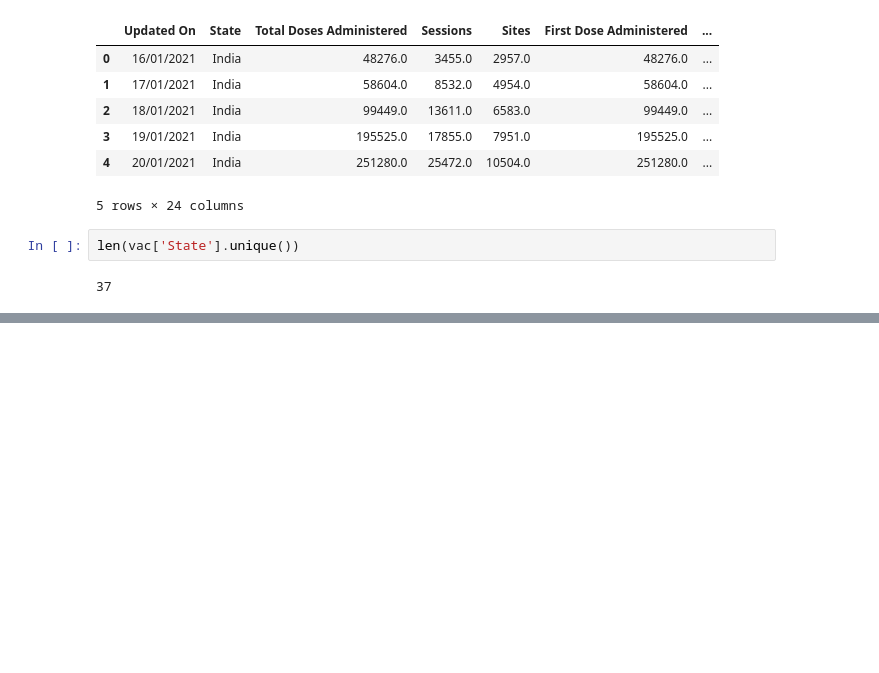
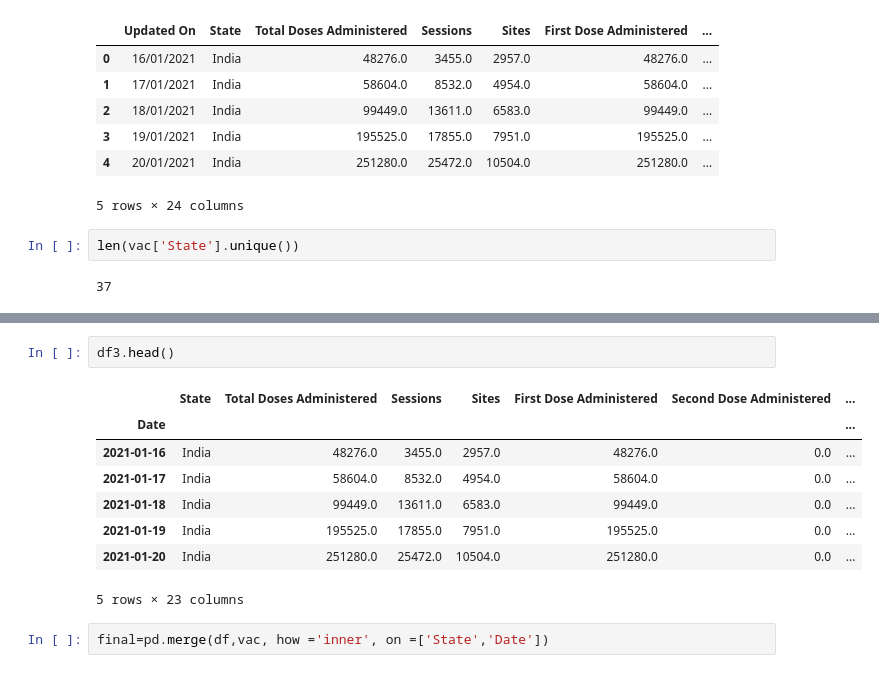
Before and after one commit to theDataQuad/covidWebapp, a Jupyter notebook: covid_Data_EDA.ipynb, the cells around one changed output, grey strips where cells are left out. Saved outputs shown, nothing was run; the diff lists cells and outputs as text; blank space fills up the shorter version.

```diff
--- a/covid_Data_EDA.ipynb
+++ b/covid_Data_EDA.ipynb
@@ -358,0 +373,13 @@ for i in lst:
+# %%
+df3.head()
+# %% [output]
+|  | State | Total Doses Administered | Sessions | Sites | First Dose Administered | Second Dose Administered | ... |
+| Date |  |  |  |  |  |  | ... |
+| 2021-01-16 | India | 48276.0 | 3455.0 | 2957.0 | 48276.0 | 0.0 | ... |
+| 2021-01-17 | India | 58604.0 | 8532.0 | 4954.0 | 58604.0 | 0.0 | ... |
+| 2021-01-18 | India | 99449.0 | 13611.0 | 6583.0 | 99449.0 | 0.0 | ... |
+| 2021-01-19 | India | 195525.0 | 17855.0 | 7951.0 | 195525.0 | 0.0 | ... |
+| 2021-01-20 | India | 251280.0 | 25472.0 | 10504.0 | 251280.0 | 0.0 | ... |
+5 rows × 23 columns
+# %%
+final=pd.merge(df,vac, how ='inner', on =['State','Date'])
```
Also changed, not shown: parts of 11 cells of this notebook, 1 other file.
